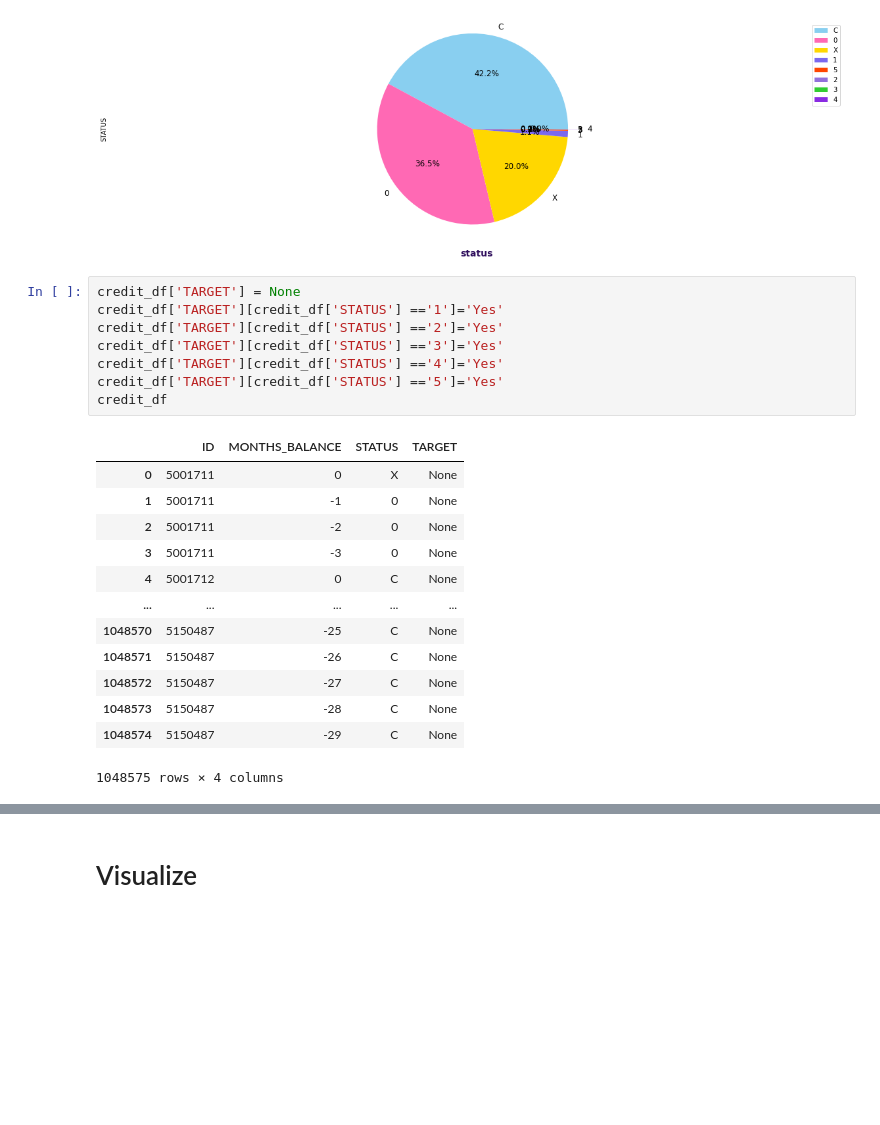
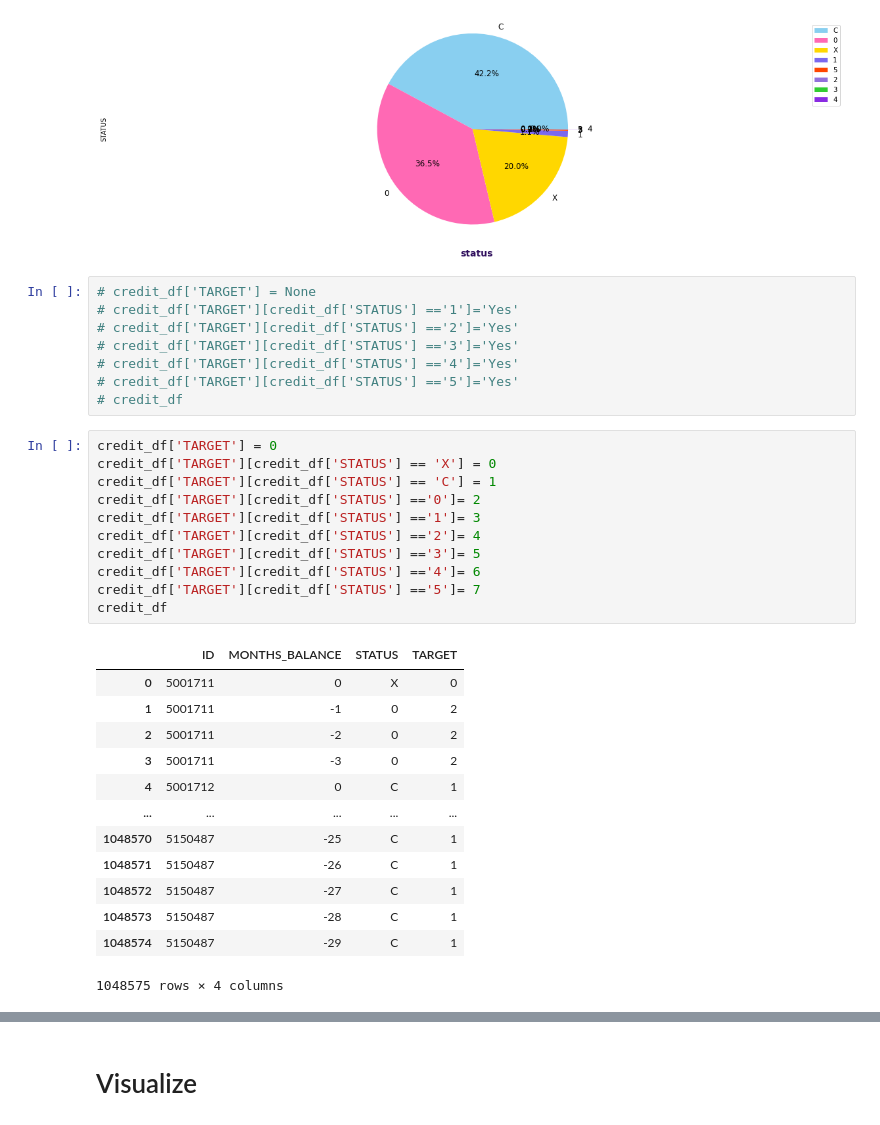
Before and after one commit to nguyenbathanh37/BI-Final, a Jupyter notebook: EDA datasets.ipynb, the cells around one changed output, grey strips where cells are left out. Saved outputs shown, nothing was run; the diff lists cells and outputs as text; blank space fills up the shorter version.

```diff
--- a/EDA datasets.ipynb
+++ b/EDA datasets.ipynb
@@ -208,25 +192,36 @@ plt.show()
 # %% [output]
 [figure]
 # %%
-credit_df['TARGET'] = None
-credit_df['TARGET'][credit_df['STATUS'] =='1']='Yes'
-credit_df['TARGET'][credit_df['STATUS'] =='2']='Yes'
-credit_df['TARGET'][credit_df['STATUS'] =='3']='Yes'
-credit_df['TARGET'][credit_df['STATUS'] =='4']='Yes'
-credit_df['TARGET'][credit_df['STATUS'] =='5']='Yes'
-credit_df
+# credit_df['TARGET'] = None
+# credit_df['TARGET'][credit_df['STATUS'] =='1']='Yes'
+# credit_df['TARGET'][credit_df['STATUS'] =='2']='Yes'
+# credit_df['TARGET'][credit_df['STATUS'] =='3']='Yes'
+# credit_df['TARGET'][credit_df['STATUS'] =='4']='Yes'
+# credit_df['TARGET'][credit_df['STATUS'] =='5']='Yes'
+# credit_df
-# %% [output]
-|  | ID | MONTHS_BALANCE | STATUS | TARGET |
-| 0 | 5001711 | 0 | X | None |
-| 1 | 5001711 | -1 | 0 | None |
-| 2 | 5001711 | -2 | 0 | None |
-| 3 | 5001711 | -3 | 0 | None |
-| 4 | 5001712 | 0 | C | None |
-| ... | ... | ... | ... | ... |
-| 1048570 | 5150487 | -25 | C | None |
-| 1048571 | 5150487 | -26 | C | None |
-| 1048572 | 5150487 | -27 | C | None |
-| 1048573 | 5150487 | -28 | C | None |
-| 1048574 | 5150487 | -29 | C | None |
-1048575 rows × 4 columns
+# %%
+credit_df['TARGET'] = 0
+credit_df['TARGET'][credit_df['STATUS'] == 'X'] = 0
+credit_df['TARGET'][credit_df['STATUS'] == 'C'] = 1
+credit_df['TARGET'][credit_df['STATUS'] =='0']= 2
+credit_df['TARGET'][credit_df['STATUS'] =='1']= 3
+credit_df['TARGET'][credit_df['STATUS'] =='2']= 4
+credit_df['TARGET'][credit_df['STATUS'] =='3']= 5
+credit_df['TARGET'][credit_df['STATUS'] =='4']= 6
+credit_df['TARGET'][credit_df['STATUS'] =='5']= 7
+credit_df
+# %% [output]
+|  | ID | MONTHS_BALANCE | STATUS | TARGET |
+| 0 | 5001711 | 0 | X | 0 |
+| 1 | 5001711 | -1 | 0 | 2 |
+| 2 | 5001711 | -2 | 0 | 2 |
+| 3 | 5001711 | -3 | 0 | 2 |
+| 4 | 5001712 | 0 | C | 1 |
+| ... | ... | ... | ... | ... |
+| 1048570 | 5150487 | -25 | C | 1 |
+| 1048571 | 5150487 | -26 | C | 1 |
+| 1048572 | 5150487 | -27 | C | 1 |
+| 1048573 | 5150487 | -28 | C | 1 |
+| 1048574 | 5150487 | -29 | C | 1 |
+1048575 rows × 4 columns
 # %%
```
Also changed, not shown: parts of 27 cells of this notebook, 21 other files.
